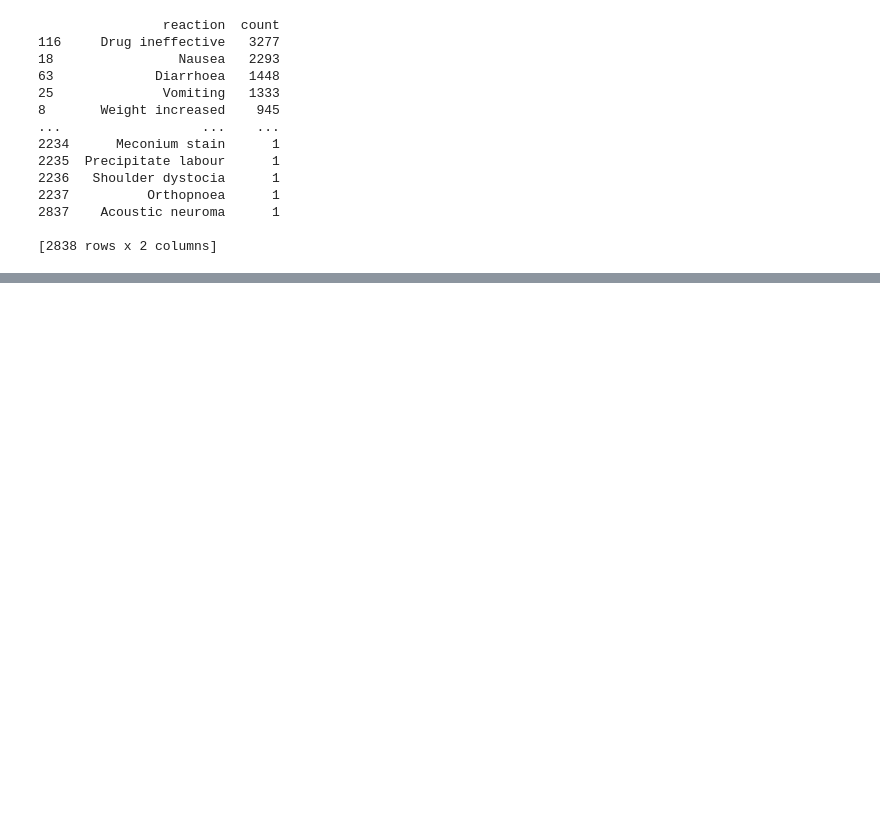
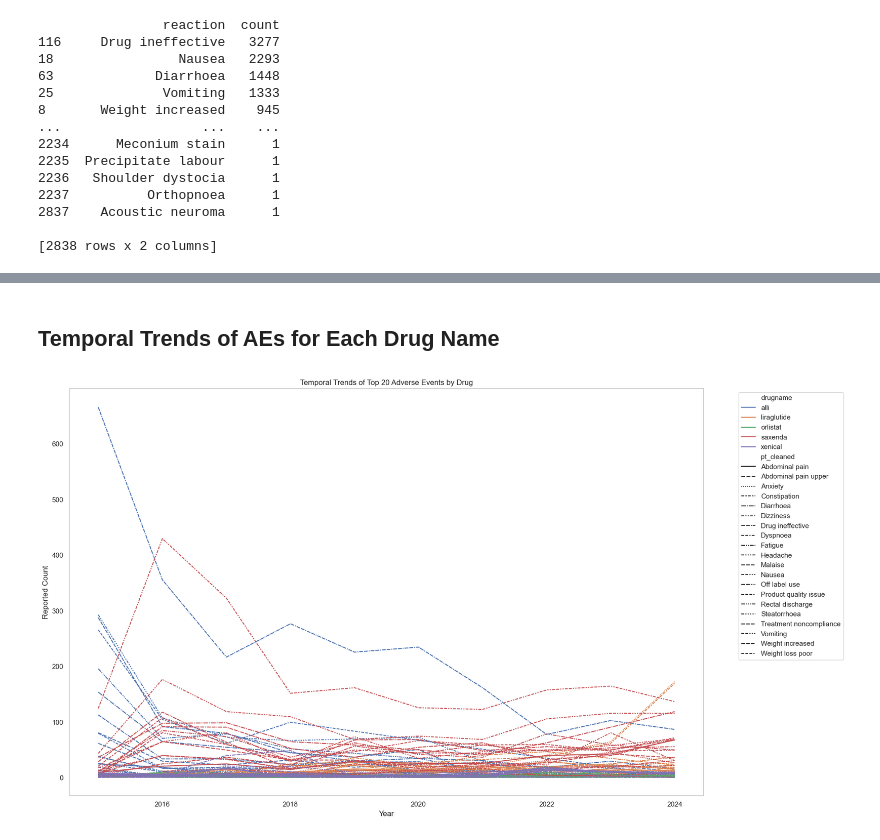
Before and after one commit to MYikuno/ORLISTAT-Adverse-Events, a Jupyter notebook: notebooks/Drug_adverse_events.ipynb, the cells around one changed output, grey strips where cells are left out. Cells and saved outputs as stored; diff of their text form; code cells hidden in the pictures; blank space fills up the shorter version.

```diff
--- a/notebooks/Drug_adverse_events.ipynb
+++ b/notebooks/Drug_adverse_events.ipynb
@@ -1165,0 +1242,38 @@ plt.show()
+# %% [markdown]
+## Temporal Trends of AEs for Each Drug Name
+# %%
+##normalize drugname
+df_exploded['drugname'] = df_exploded['drugname'].str.lower()
+
+# Group by fda_dt, pt_cleaned, and drugname
+trend_df = (
+    df_exploded.groupby(['fda_dt', 'pt_cleaned', 'drugname'])
+    .size()
+    .reset_index(name='count')
+)
+
+# Filter to only include top 20 reactions
+top_20_reactions = trend_df.groupby('pt_cleaned')['count'].sum().nlargest(20).index
+trend_df_top = trend_df[trend_df['pt_cleaned'].isin(top_20_reactions)]
+
+# Plot
+plt.figure(figsize=(18, 10))
+sns.lineplot(
+    data=trend_df_top,
+    x='fda_dt',
+    y='count',
+    hue='drugname',
+    style='pt_cleaned',  # Optional: different line styles for different reactions
+    markers=False,
+    dashes=True
+)
+
+plt.title("Temporal Trends of Top 20 Adverse Events by Drug")
+plt.xlabel("Year")
+plt.ylabel("Reported Count")
+plt.legend(bbox_to_anchor=(1.05, 1), loc='upper left')
+plt.tight_layout()
+plt.grid(False)
+plt.show()
+# %% [output]
+[figure, added]
```
Also changed, not shown: parts of 21 cells of this notebook.
